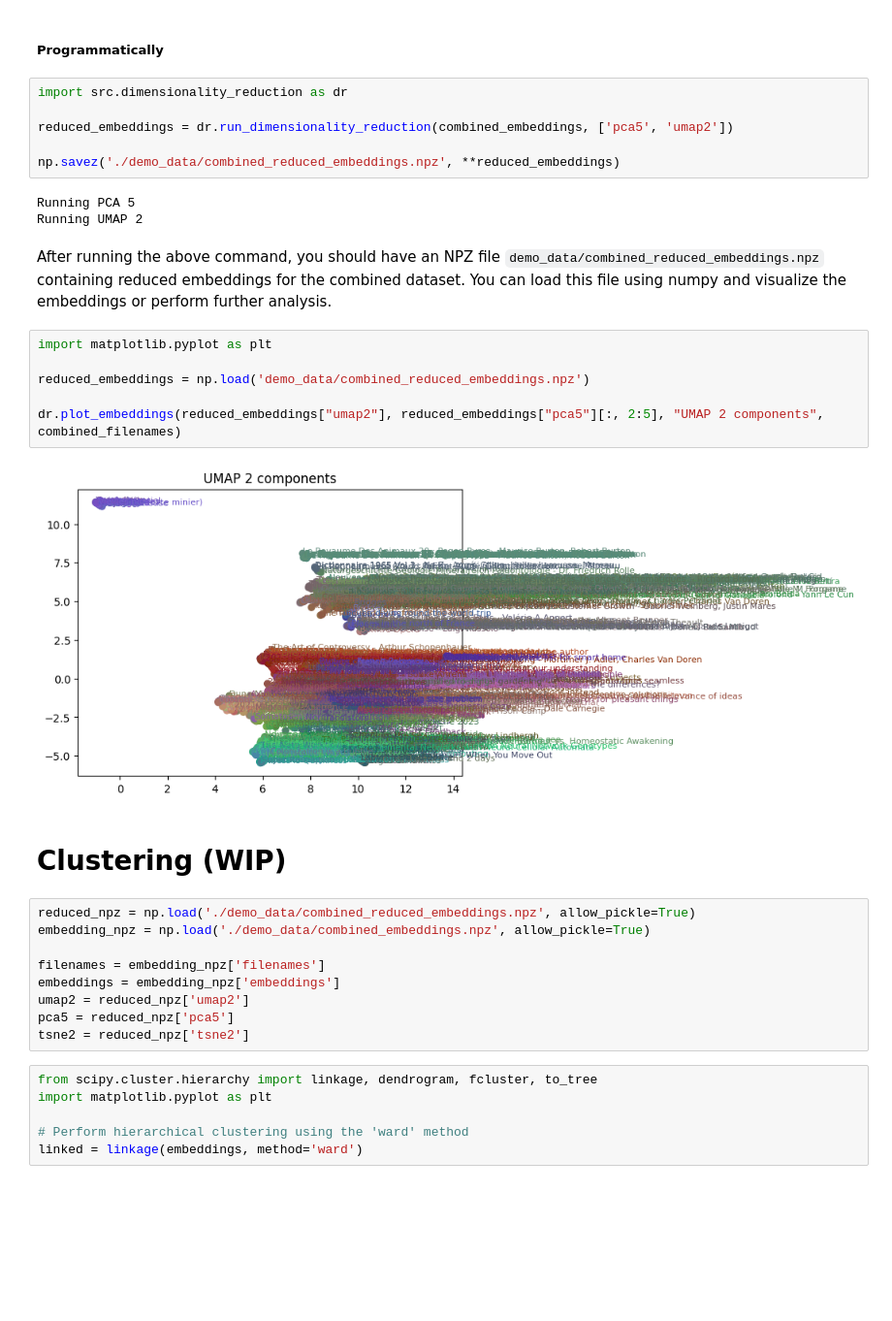
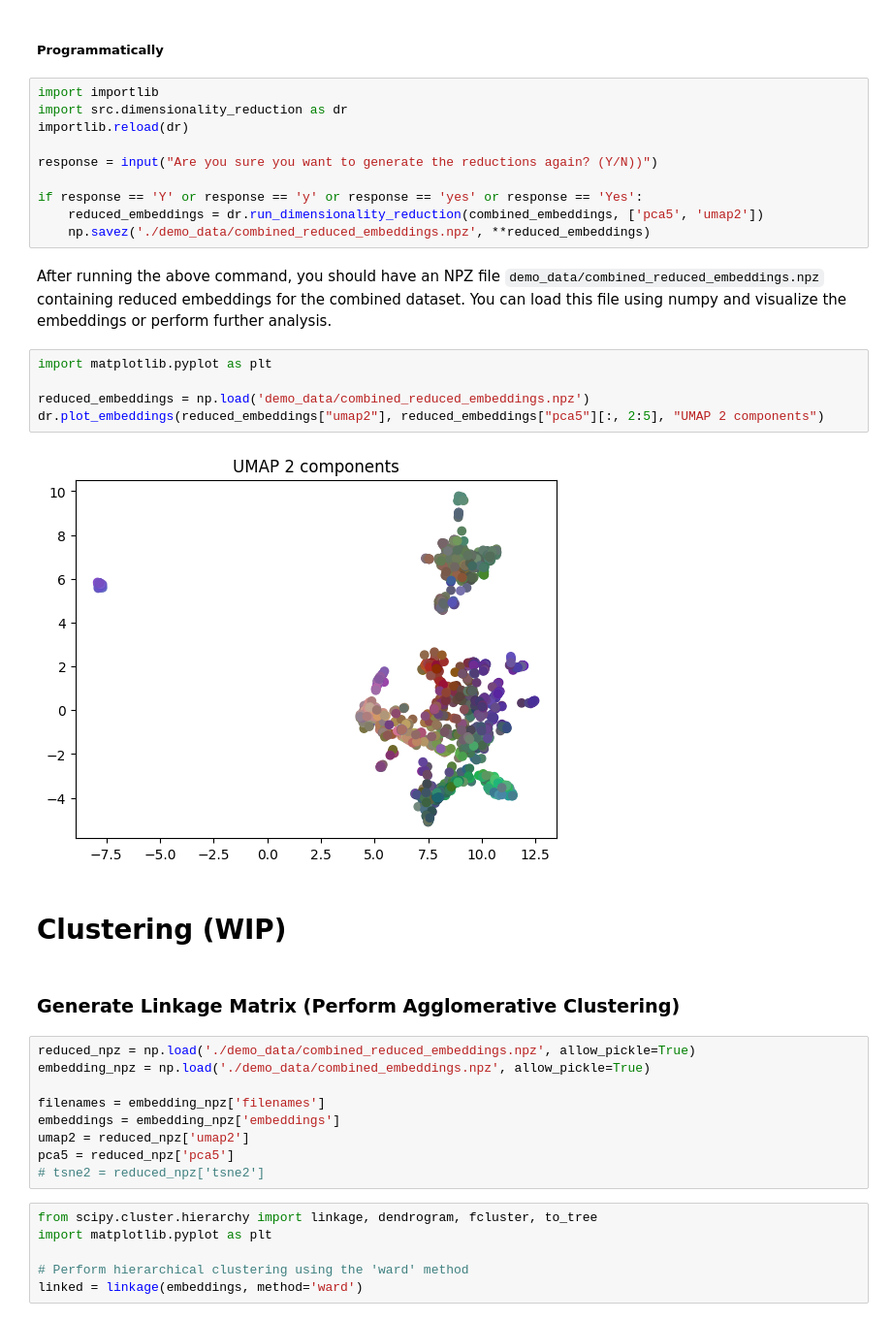
Before and after one commit to loci-maps/fractal-embeddings, a Jupyter notebook: demo.ipynb, the cells around one changed output. Shown at 97% size. Cells and saved outputs as stored; diff of their text form; blank space fills up the shorter version.

```diff
--- a/demo.ipynb
+++ b/demo.ipynb
@@ -116,26 +136,28 @@ Figure(640x480)
 # %% [markdown]
 ##### Programmatically
 # %%
+import importlib
 import src.dimensionality_reduction as dr
+importlib.reload(dr)
 
-reduced_embeddings = dr.run_dimensionality_reduction(combined_embeddings, ['pca5', 'umap2'])
+response = input("Are you sure you want to generate the reductions again? (Y/N))")
 
-np.savez('./demo_data/combined_reduced_embeddings.npz', **reduced_embeddings)
+if response == 'Y' or response == 'y' or response == 'yes' or response == 'Yes':
+    reduced_embeddings = dr.run_dimensionality_reduction(combined_embeddings, ['pca5', 'umap2'])
+    np.savez('./demo_data/combined_reduced_embeddings.npz', **reduced_embeddings)
-# %% [output]
-Running PCA 5
-Running UMAP 2
 # %% [markdown]
 After running the above command, you should have an NPZ file `demo_data/combined_reduced_embeddings.npz` containing reduced embeddings for the combined dataset. You can load this file using numpy and visualize the embeddings or perform further analysis.
 # %%
 import matplotlib.pyplot as plt
 
 reduced_embeddings = np.load('demo_data/combined_reduced_embeddings.npz')
-
-dr.plot_embeddings(reduced_embeddings["umap2"], reduced_embeddings["pca5"][:, 2:5], "UMAP 2 components", combined_filenames)
+dr.plot_embeddings(reduced_embeddings["umap2"], reduced_embeddings["pca5"][:, 2:5], "UMAP 2 components")
 # %% [output]
-[figure, old version]
+[figure, new version]
 # %% [markdown]
 # Clustering (WIP)
+# %% [markdown]
+### Generate Linkage Matrix (Perform Agglomerative Clustering)
 # %%
 reduced_npz = np.load('./demo_data/combined_reduced_embeddings.npz', allow_pickle=True)
 embedding_npz = np.load('./demo_data/combined_embeddings.npz', allow_pickle=True)
@@ -144,7 +166,7 @@ filenames = embedding_npz['filenames']
 embeddings = embedding_npz['embeddings']
 umap2 = reduced_npz['umap2']
 pca5 = reduced_npz['pca5']
-tsne2 = reduced_npz['tsne2']
+# tsne2 = reduced_npz['tsne2']
 # %%
 from scipy.cluster.hierarchy import linkage, dendrogram, fcluster, to_tree
 import matplotlib.pyplot as plt
```
Also changed, not shown: parts of 13 cells of this notebook, 6 other files.
